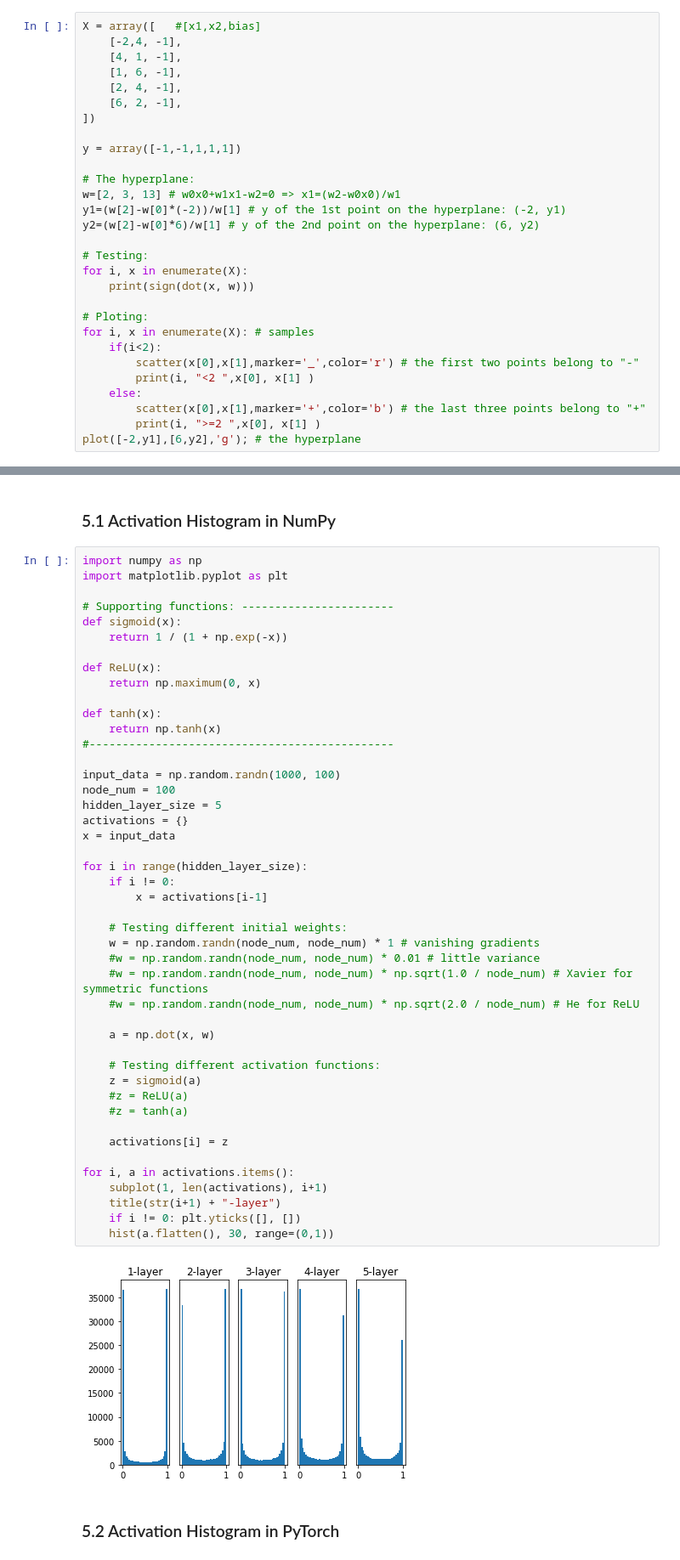
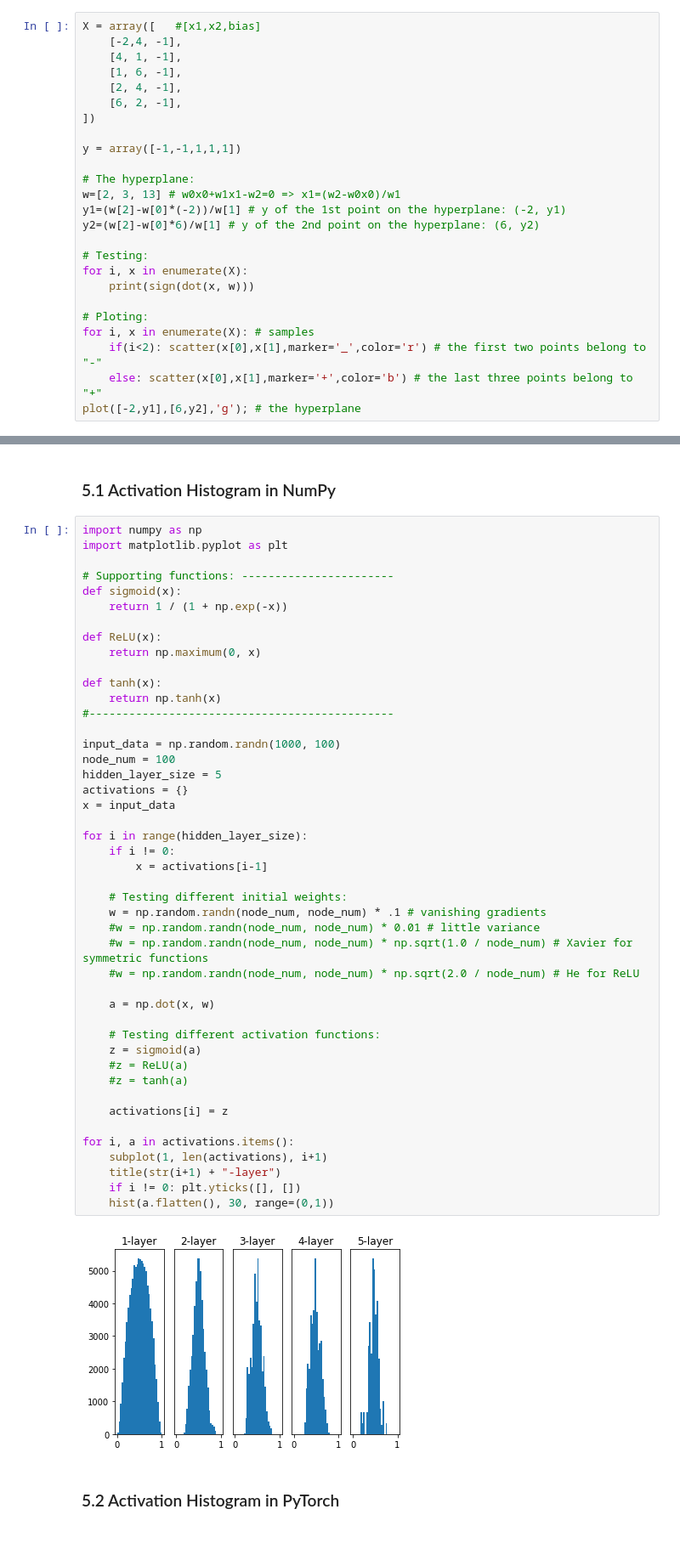
Before and after one commit to HowardChao/Neural-and-Behavioral-Modeling-, a Jupyter notebook: week_10/10_examples.ipynb, the cells around one changed output, grey strips where cells are left out. Shown at 85% size. Drawn from its saved outputs; the diff is of its cells as text.

```diff
--- a/week_10/10_examples.ipynb
+++ b/week_10/10_examples.ipynb
@@ -95,12 +101,8 @@ for i, x in enumerate(X):
 
 # Ploting:
 for i, x in enumerate(X): # samples
-    if(i<2):
-        scatter(x[0],x[1],marker='_',color='r') # the first two points belong to "-"
-        print(i, "<2 ",x[0], x[1] )
-    else:
-        scatter(x[0],x[1],marker='+',color='b') # the last three points belong to "+"
-        print(i, ">=2 ",x[0], x[1] )
+    if(i<2): scatter(x[0],x[1],marker='_',color='r') # the first two points belong to "-"
+    else: scatter(x[0],x[1],marker='+',color='b') # the last three points belong to "+"
 plot([-2,y1],[6,y2],'g'); # the hyperplane
 # %% [output]
 -1
@@ -645,35 +589,35 @@ def tanh(x):
 input_data = np.random.randn(1000, 100)
 node_num = 100
 hidden_layer_size = 5
 activations = {}
 x = input_data
 
 for i in range(hidden_layer_size):
     if i != 0:
         x = activations[i-1]
 
     # Testing different initial weights:
-    w = np.random.randn(node_num, node_num) * 1 # vanishing gradients
+    w = np.random.randn(node_num, node_num) * .1 # vanishing gradients
     #w = np.random.randn(node_num, node_num) * 0.01 # little variance
     #w = np.random.randn(node_num, node_num) * np.sqrt(1.0 / node_num) # Xavier for symmetric functions
     #w = np.random.randn(node_num, node_num) * np.sqrt(2.0 / node_num) # He for ReLU
 
     a = np.dot(x, w)
 
     # Testing different activation functions:
     z = sigmoid(a)
     #z = ReLU(a)
     #z = tanh(a)
 
     activations[i] = z
 
 for i, a in activations.items():
     subplot(1, len(activations), i+1)
     title(str(i+1) + "-layer")
     if i != 0: plt.yticks([], [])
     hist(a.flatten(), 30, range=(0,1))
 # %% [output]
-[figure, old version]
+[figure, new version]
 # %% [markdown]
 ### 5.2 Activation Histogram in PyTorch
 # %%
```
Also changed, not shown: parts of 17 cells of this notebook, 4 other files.
